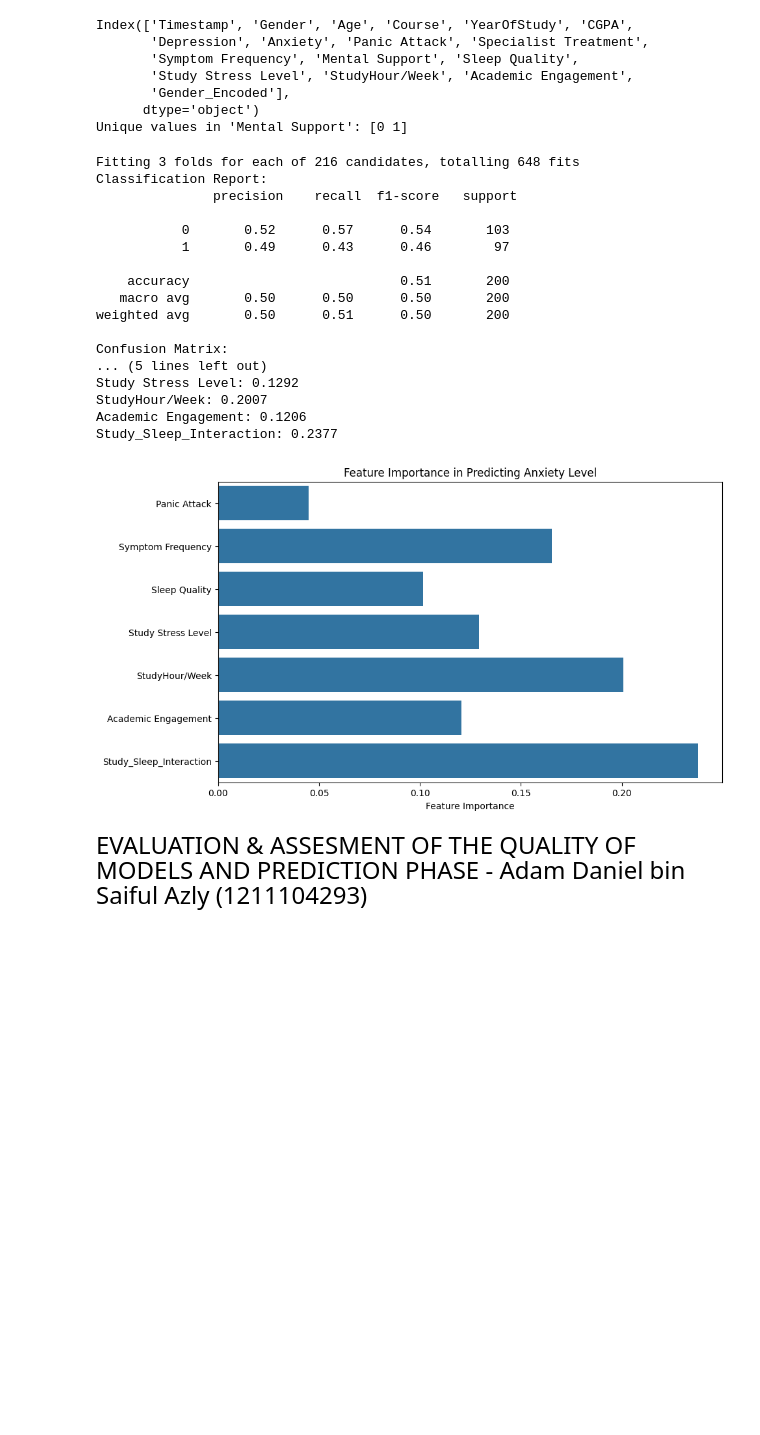
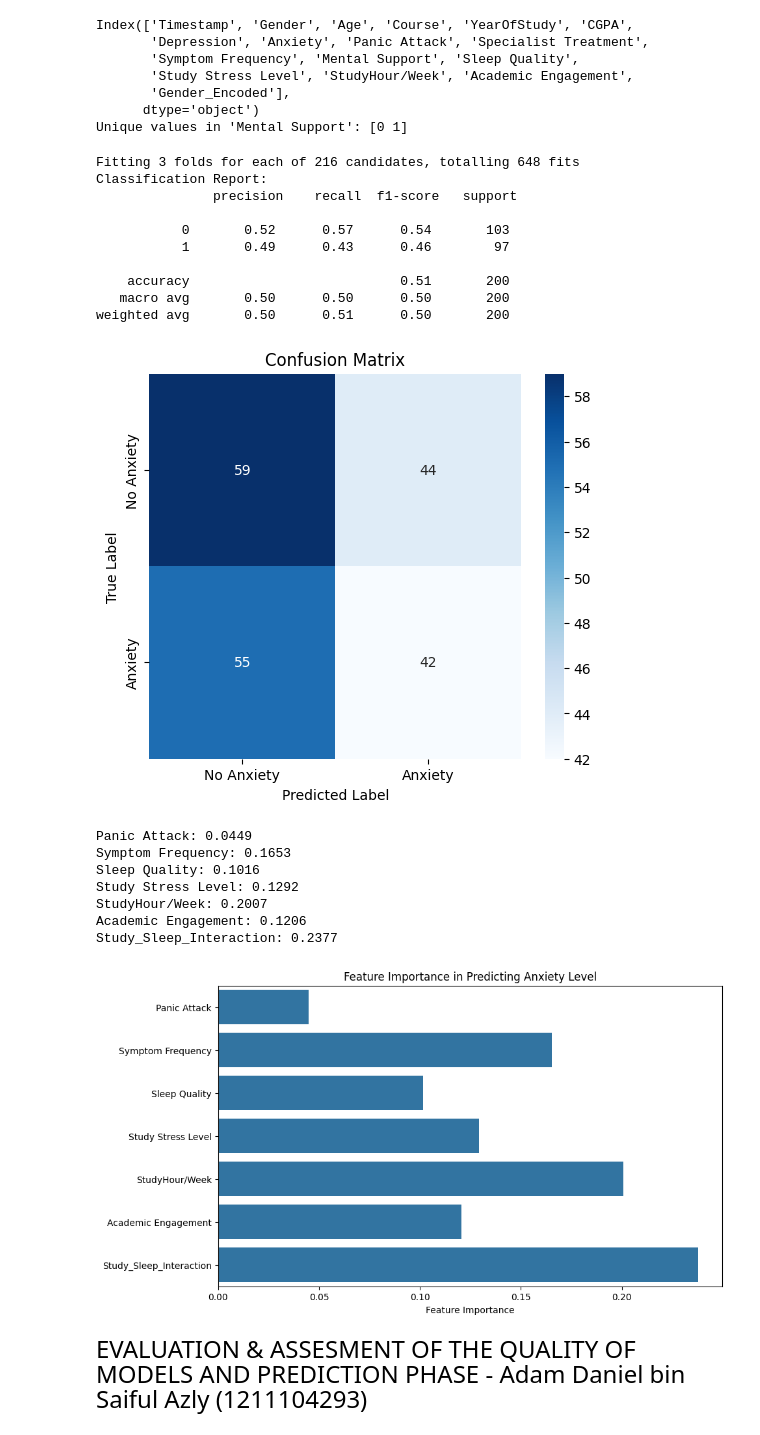
Before and after one commit to NoorHannan29/Assignment_ML, a Jupyter notebook: Main_Assignment/Assignment_ML_Merged.ipynb, the cells around one changed output. Saved outputs shown, nothing was run; the diff lists cells and outputs as text; code cells hidden in the pictures; blank space fills up the shorter version.

Commit message:
add confusion matrix image

```diff
--- a/Main_Assignment/Assignment_ML_Merged.ipynb
+++ b/Main_Assignment/Assignment_ML_Merged.ipynb
@@ -437,7 +434,6 @@ import seaborn as sns
 from sklearn.model_selection import train_test_split, StratifiedKFold, GridSearchCV
 from sklearn.preprocessing import StandardScaler
 from sklearn.ensemble import RandomForestClassifier
-from sklearn.model_selection import cross_val_score
 
 # Selecting features and target variable
 features = ['Panic Attack', 'Symptom Frequency', 'Sleep Quality',
@@ -451,7 +447,7 @@ features.append('Study_Sleep_Interaction')
 
 # Extract features and target variable
 X = df[features]
-y = df['Anxiety']  # Target variable changed to Anxiety Level
+y = df['Anxiety']  # Target variable: Anxiety Level
 
 # Split into train and test sets
 X_train, X_test, y_train, y_test = train_test_split(X, y, test_size=0.2, random_state=42)
@@ -478,42 +474,57 @@ grid_search.fit(X_train_scaled, y_train)
 
 # Get best parameters and model
 best_rf = grid_search.best_estimator_
 
 # Predict and evaluate with best model
 y_pred = best_rf.predict(X_test_scaled)
 print("Classification Report:\n", classification_report(y_test, y_pred))
-print("Confusion Matrix:\n", confusion_matrix(y_test, y_pred))
+
+# Compute confusion matrix
+cm = confusion_matrix(y_test, y_pred)
+
+# Plot the confusion matrix using Seaborn
+plt.figure(figsize=(6, 5))
+sns.heatmap(cm, annot=True, fmt="d", cmap="Blues", xticklabels=['No Anxiety', 'Anxiety'], yticklabels=['No Anxiety', 'Anxiety'])
+
+# Labels and title
+plt.xlabel('Predicted Label')
+plt.ylabel('True Label')
+plt.title('Confusion Matrix')
+
+# Show the plot
+plt.show()
 
 # Feature importance
 feature_importance = best_rf.feature_importances_
 for i, feature in enumerate(features):
     print(f"{feature}: {feature_importance[i]:.4f}")
 
 # Plot feature importance
 plt.figure(figsize=(10, 6))
 sns.barplot(x=feature_importance, y=features)
 plt.xlabel('Feature Importance')
 plt.title('Feature Importance in Predicting Anxiety Level')
 plt.show()
 # %% [output]
 Fitting 3 folds for each of 216 candidates, totalling 648 fits
 Classification Report:
                precision    recall  f1-score   support
 
            0       0.52      0.57      0.54       103
            1       0.49      0.43      0.46        97
 
     accuracy                           0.51       200
    macro avg       0.50      0.50      0.50       200
 weighted avg       0.50      0.51      0.50       200
-
-Confusion Matrix:
-... (5 lines left out)
-Study Stress Level: 0.1292
-StudyHour/Week: 0.2007
-Academic Engagement: 0.1206
-Study_Sleep_Interaction: 0.2377
-[figure, old version]
+[figure, new version]
+Panic Attack: 0.0449
+Symptom Frequency: 0.1653
+Sleep Quality: 0.1016
+Study Stress Level: 0.1292
+StudyHour/Week: 0.2007
+Academic Engagement: 0.1206
+Study_Sleep_Interaction: 0.2377
+[figure, added]
 # %% [markdown]
 <span style="font-size: 24px;">EVALUATION & ASSESMENT OF THE QUALITY OF MODELS AND PREDICTION PHASE - Adam Daniel bin Saiful Azly (1211104293)</span>
 # %% [markdown]
```
Also changed, not shown: parts of 2 cells of this notebook.
